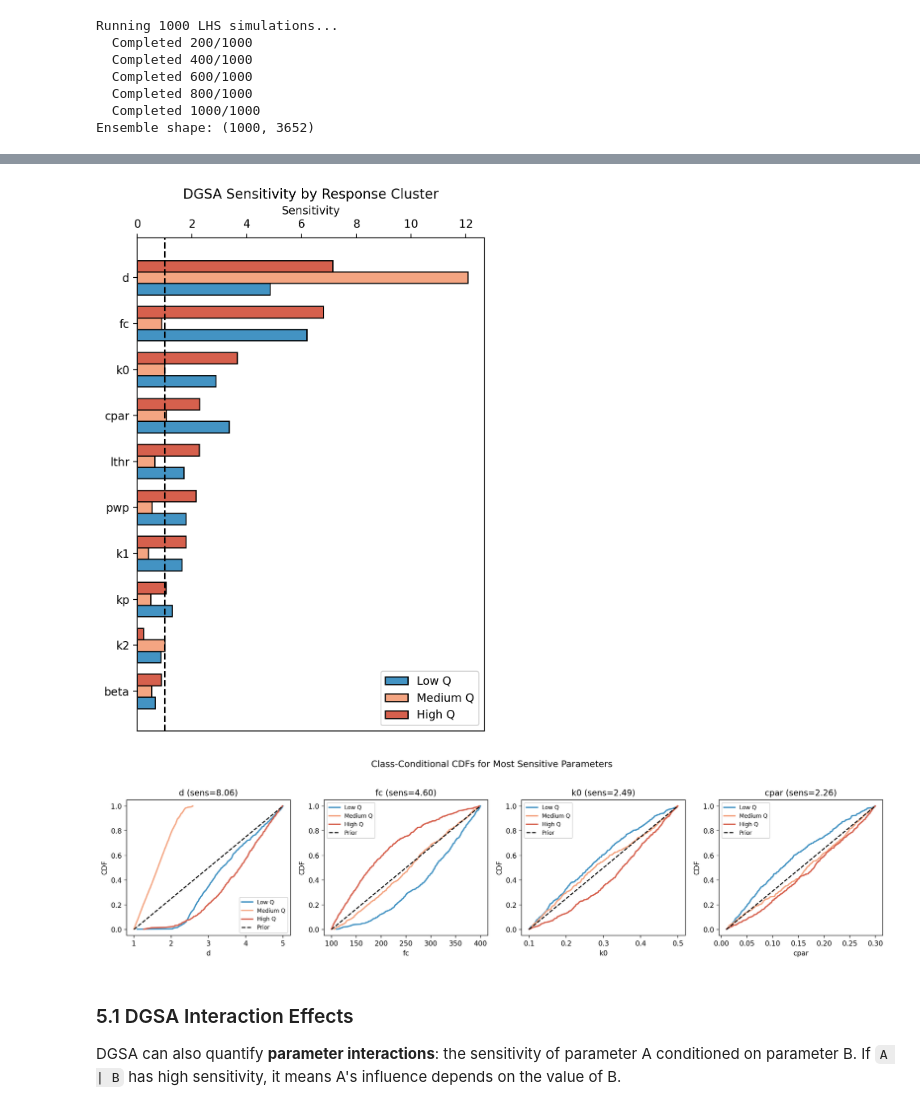
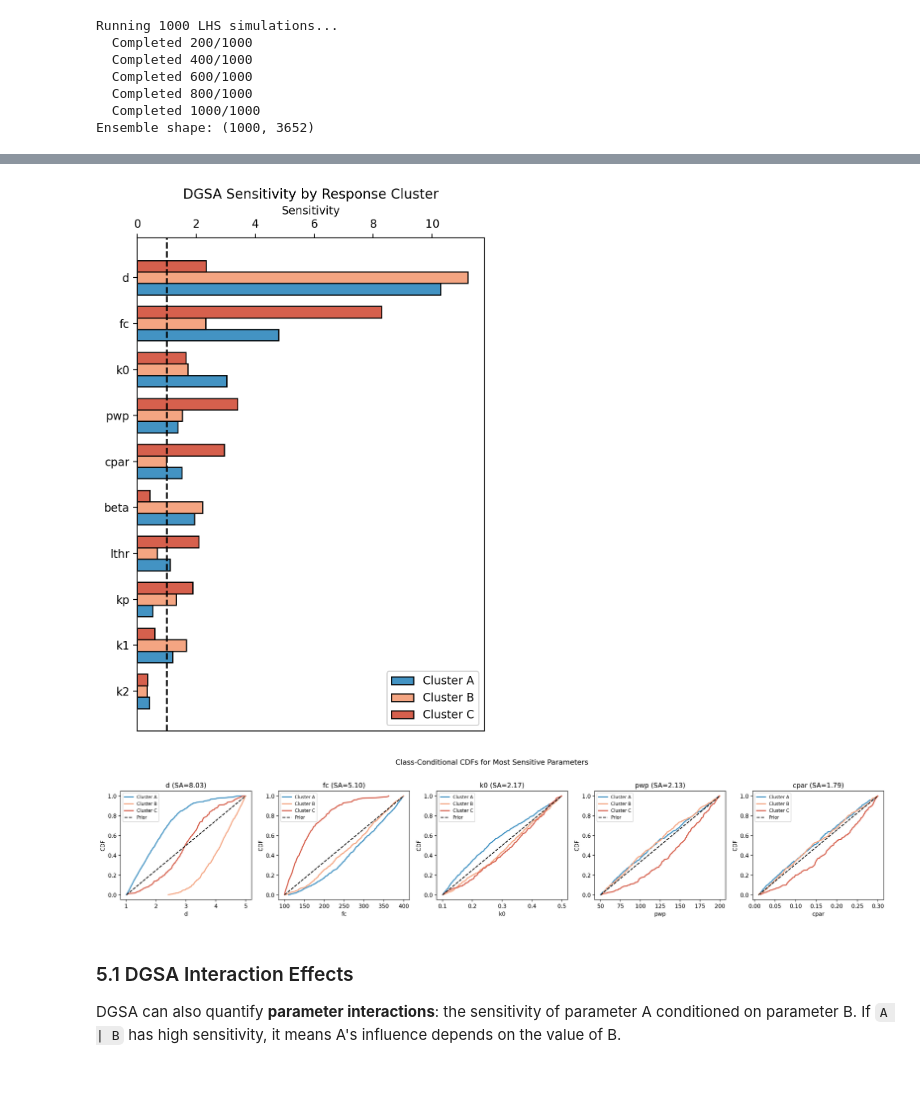
Before and after one commit to lijingwang/hbvpy, a Jupyter notebook: HBV_sensitivity_analysis.ipynb, the cells around one changed output, grey strips where cells are left out. Saved outputs shown, nothing was run; the diff lists cells and outputs as text; code cells hidden in the pictures; blank space fills up the shorter version.

```diff
--- a/HBV_sensitivity_analysis.ipynb
+++ b/HBV_sensitivity_analysis.ipynb
@@ -108,7 +105,7 @@ def hbv_metrics(params):
 metric_labels = {"mean_Q": "Mean Q", "Q10": "Q10 (High Flow)", "Q90": "Q90 (Low Flow)"}
 
 # Baseline
-baseline_params = (lower_bounds + upper_bounds) / 2
+baseline_params = (upper_bounds-lower_bounds)*0.5 + lower_bounds
 baseline_metrics = hbv_metrics(baseline_params)
 print(f"Baseline: {baseline_metrics}")
 # %% [output]
@@ -492,7 +501,8 @@ n_clusters = 3
 clusterer = KMedoids(n_clusters=n_clusters, max_iter=3000, tol=1e-4)
 labels, medoids = clusterer.fit_predict(distances)
 
-cluster_names = ["Low Q", "Medium Q", "High Q"]
+cluster_names = ["Cluster A", "Cluster B", "Cluster C"]
+
 # Sort cluster names by mean discharge of each cluster
 cluster_means = [np.mean(Q_post[labels == k]) for k in range(n_clusters)]
 order = np.argsort(cluster_means)
@@ -583,32 +593,32 @@ ax.set_title('DGSA Sensitivity by Response Cluster')
 plt.tight_layout()
 plt.show()
 # %% [output]
-[figure, old version]
+[figure, new version]
 # %%
 # CDF plots for the most sensitive parameters
-top_params = dgsa_main.sort_values('sensitivity', ascending=False).index[:4].tolist()
+top_params = dgsa_main.sort_values('sensitivity', ascending=False).index[:5].tolist()
 
 fig, axes = plt.subplots(1, len(top_params), figsize=(4*len(top_params), 4))
 for ax, p in zip(axes, top_params):
     p_idx = param_names.index(p)
     for k in range(n_clusters):
         vals = np.sort(lhs_samples[labels_sorted == k, p_idx])
         cdf = np.arange(1, len(vals)+1) / len(vals)
         ax.plot(vals, cdf, color=cluster_colors[k], lw=2, label=cluster_names[k])
     # Prior
     vals_all = np.sort(lhs_samples[:, p_idx])
     cdf_all = np.arange(1, len(vals_all)+1) / len(vals_all)
     ax.plot(vals_all, cdf_all, 'k--', lw=1.5, label='Prior')
     ax.set_xlabel(p)
     ax.set_ylabel('CDF')
-    ax.set_title(f'{p} (sens={dgsa_main.loc[p, "sensitivity"]:.2f})')
+    ax.set_title(f'{p} (SA={dgsa_main.loc[p, "sensitivity"]:.2f})')
     ax.legend(fontsize=8)
 
 plt.suptitle('Class-Conditional CDFs for Most Sensitive Parameters', fontsize=13, y=1.03)
 plt.tight_layout()
 plt.show()
 # %% [output]
-[figure, old version]
+[figure, new version]
 # %% [markdown]
 ### 5.1 DGSA Interaction Effects
 
```
Also changed, not shown: parts of 11 cells of this notebook, 5 other files.
